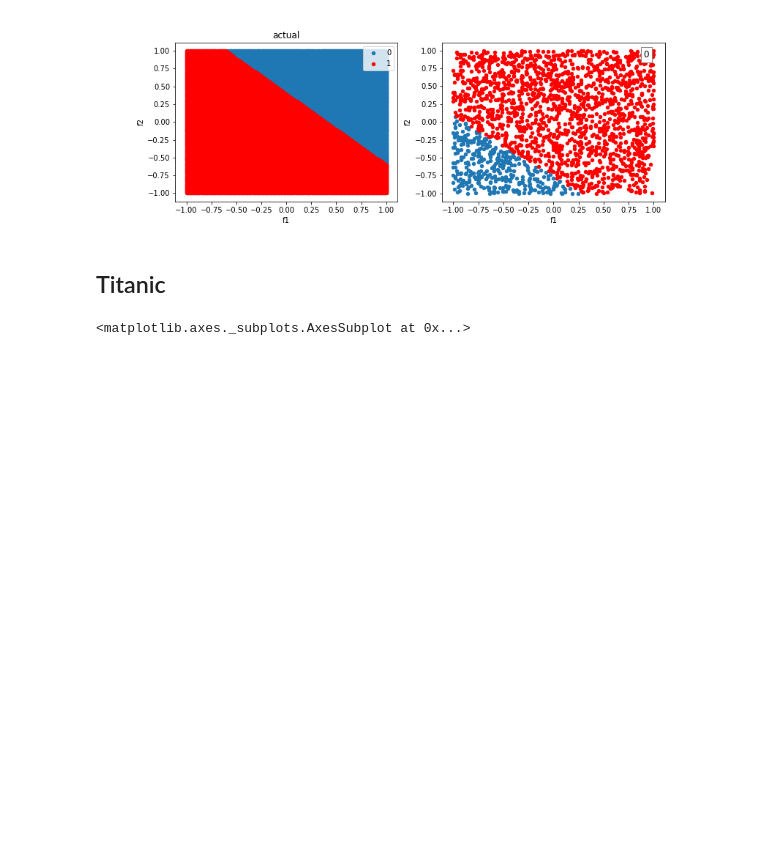
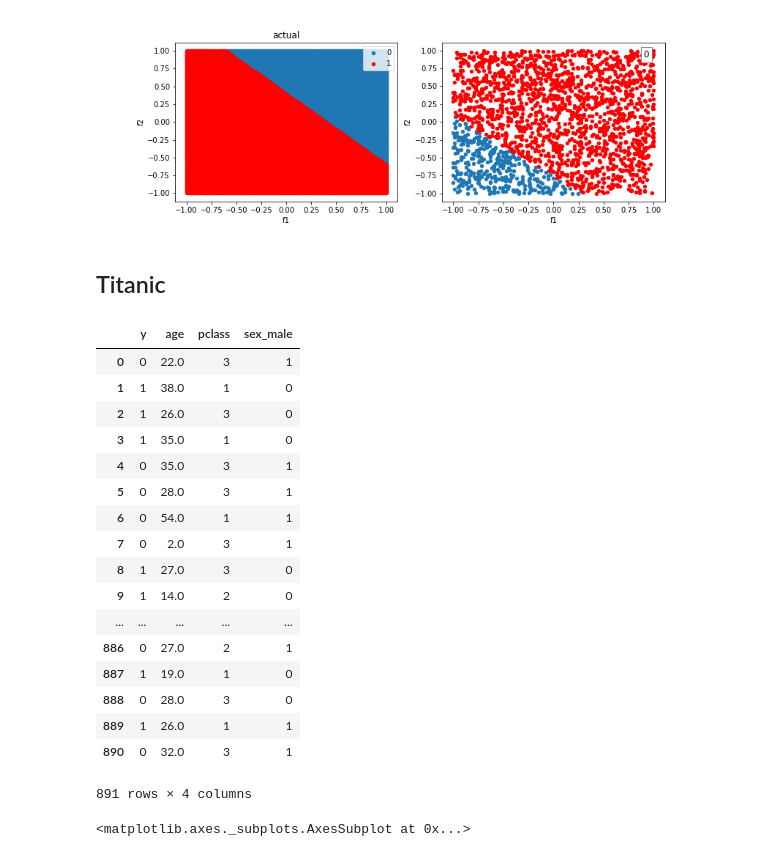
Before and after one commit to crawles/logistic-regression-from-scratch, a Jupyter notebook: nn from scratch.ipynb, the cells around one changed output. Drawn from its saved outputs; the diff is of its cells as text; code cells hidden in the pictures; blank space fills up the shorter version.

Commit message:
Added table

```diff
--- a/nn from scratch.ipynb
+++ b/nn from scratch.ipynb
@@ -224,3 +216,24 @@ _evaldf = df[~msk]
+# %%
+df
+# %% [output]
+|  | y | age | pclass | sex_male |
+| 0 | 0 | 22.0 | 3 | 1 |
+| 1 | 1 | 38.0 | 1 | 0 |
+| 2 | 1 | 26.0 | 3 | 0 |
+| 3 | 1 | 35.0 | 1 | 0 |
+| 4 | 0 | 35.0 | 3 | 1 |
+| 5 | 0 | 28.0 | 3 | 1 |
+| 6 | 0 | 54.0 | 1 | 1 |
+| 7 | 0 | 2.0 | 3 | 1 |
+| 8 | 1 | 27.0 | 3 | 0 |
+| 9 | 1 | 14.0 | 2 | 0 |
+| ... | ... | ... | ... | ... |
+| 886 | 0 | 27.0 | 2 | 1 |
+| 887 | 1 | 19.0 | 1 | 0 |
+| 888 | 0 | 28.0 | 3 | 0 |
+| 889 | 1 | 26.0 | 1 | 1 |
+| 890 | 0 | 32.0 | 3 | 1 |
+891 rows × 4 columns
 # %%
 # df.age.value_counts().sort_index().plot()
 df.age.hist(bins=30)
```
Also changed, not shown: parts of 27 cells of this notebook, 1 other file.
